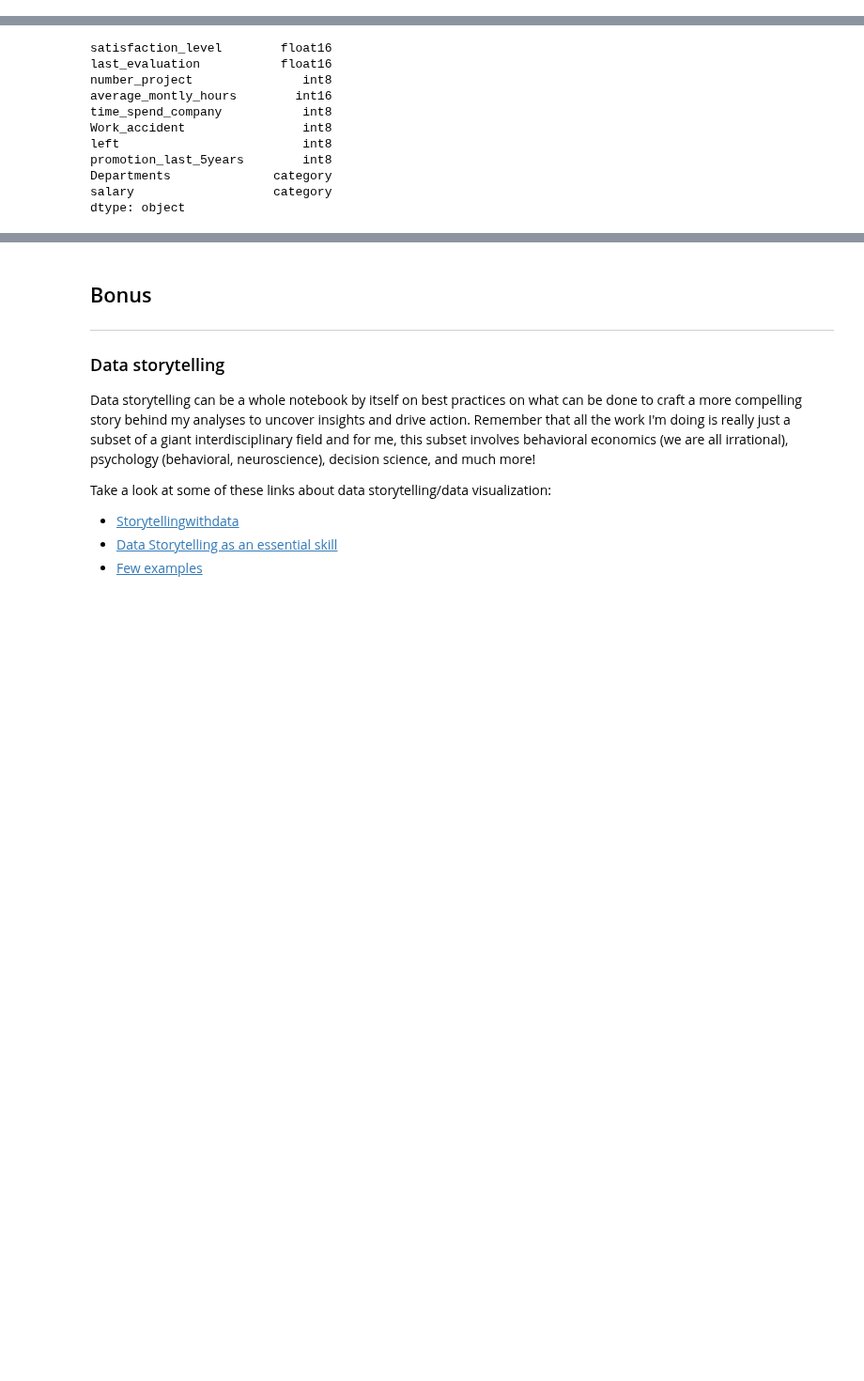
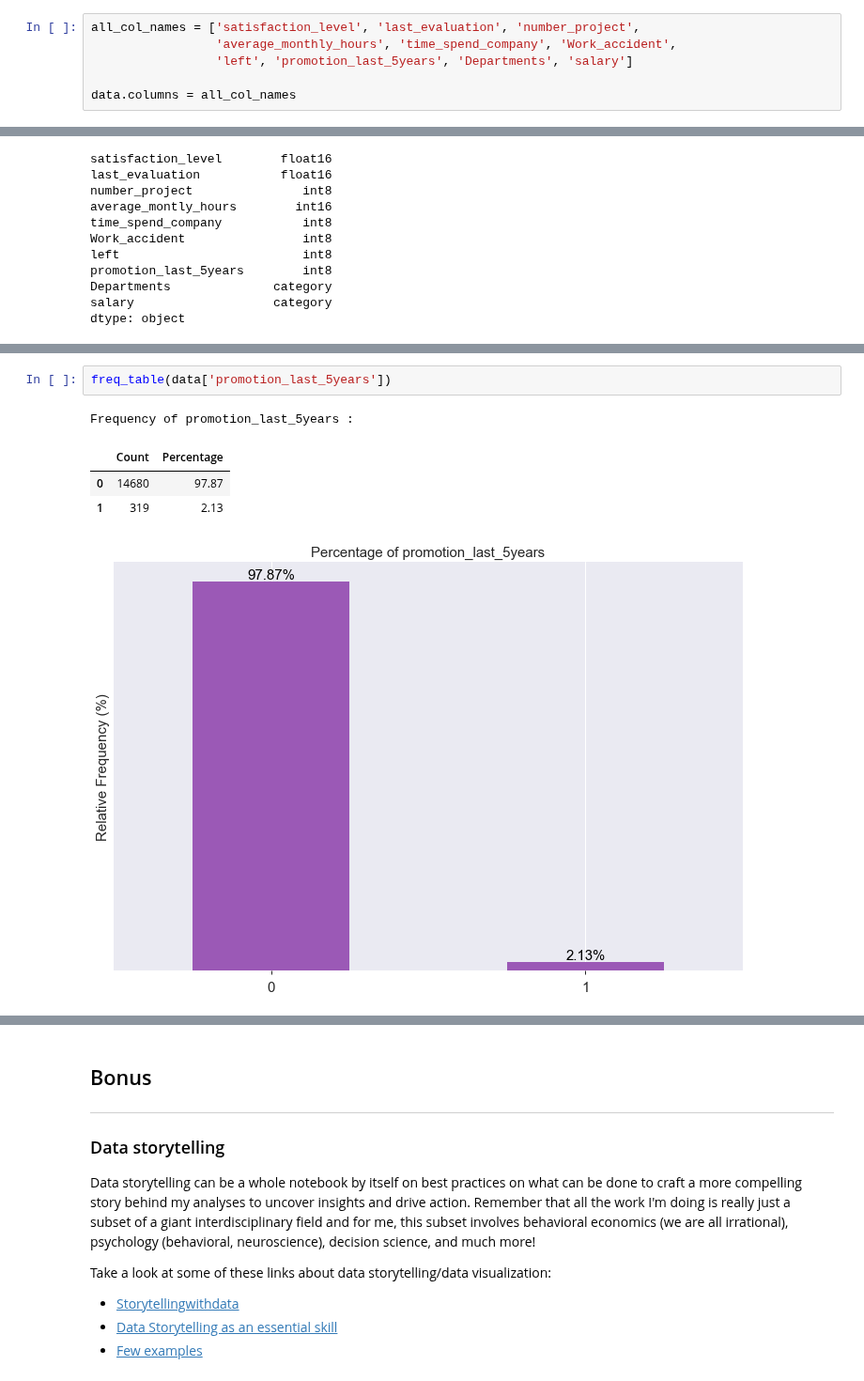
Before and after one commit to davidtnly/MachineLearning, a Jupyter notebook: 32-churn-prediction.ipynb, the cells around one changed output, grey strips where cells are left out. Shown at 94% size. Saved outputs shown, nothing was run; the diff lists cells and outputs as text; blank space fills up the shorter version.

```diff
--- a/32-churn-prediction.ipynb
+++ b/32-churn-prediction.ipynb
@@ -485,0 +504,6 @@ In summary, some of the questions I can try to answer in this section are:
+# %%
+all_col_names = ['satisfaction_level', 'last_evaluation', 'number_project',
+                 'average_monthly_hours', 'time_spend_company', 'Work_accident',
+                 'left', 'promotion_last_5years', 'Departments', 'salary']
+
+data.columns = all_col_names
@@ -518,0 +587,8 @@ As you can see, the data types sizes were all 64, which is now reduced to either
+# %%
+freq_table(data['promotion_last_5years'])
+# %% [output]
+Frequency of promotion_last_5years :
+|  | Count | Percentage |
+| 0 | 14680 | 97.87 |
+| 1 | 319 | 2.13 |
+[figure, added]
```
Also changed, not shown: parts of 81 cells of this notebook.
